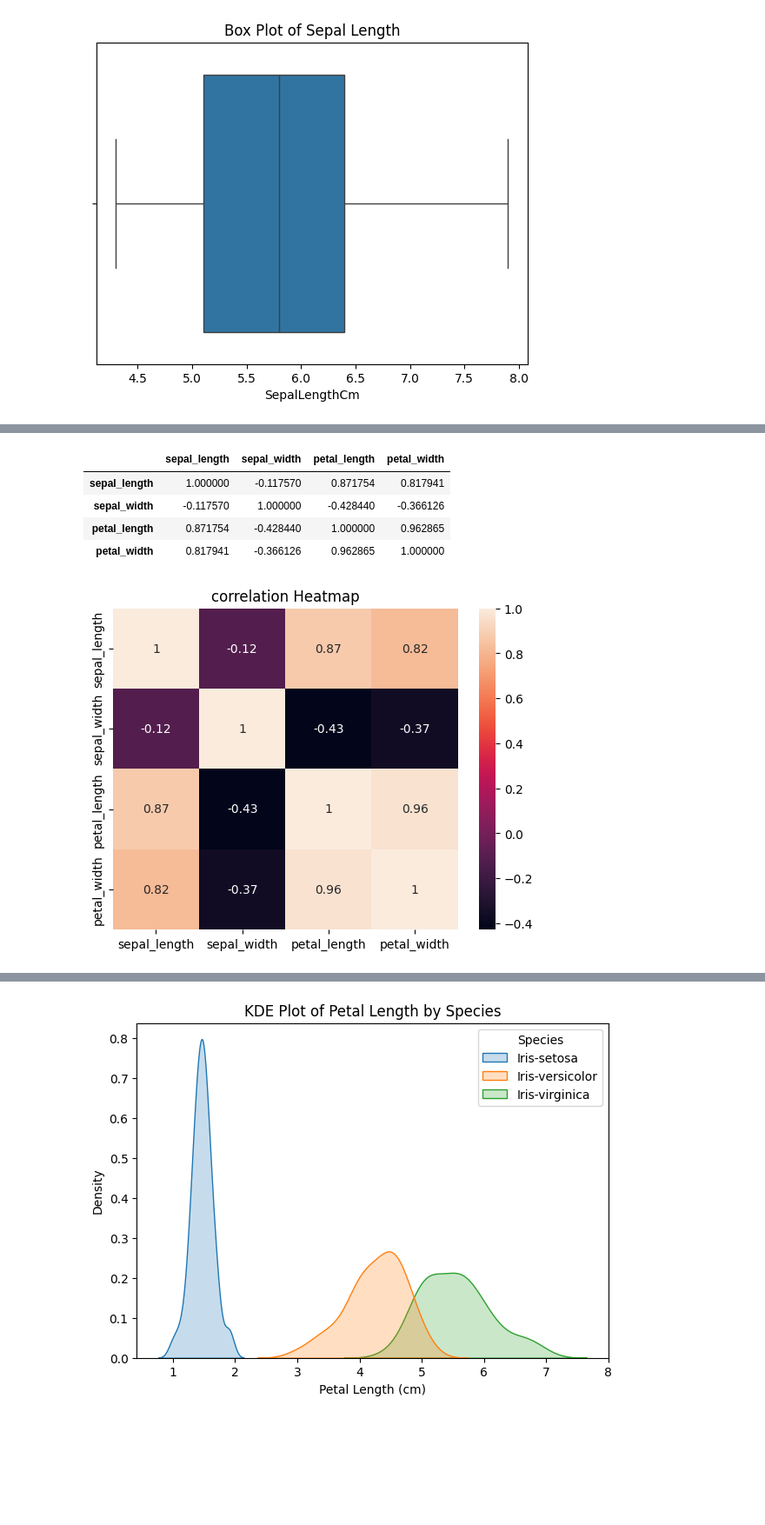
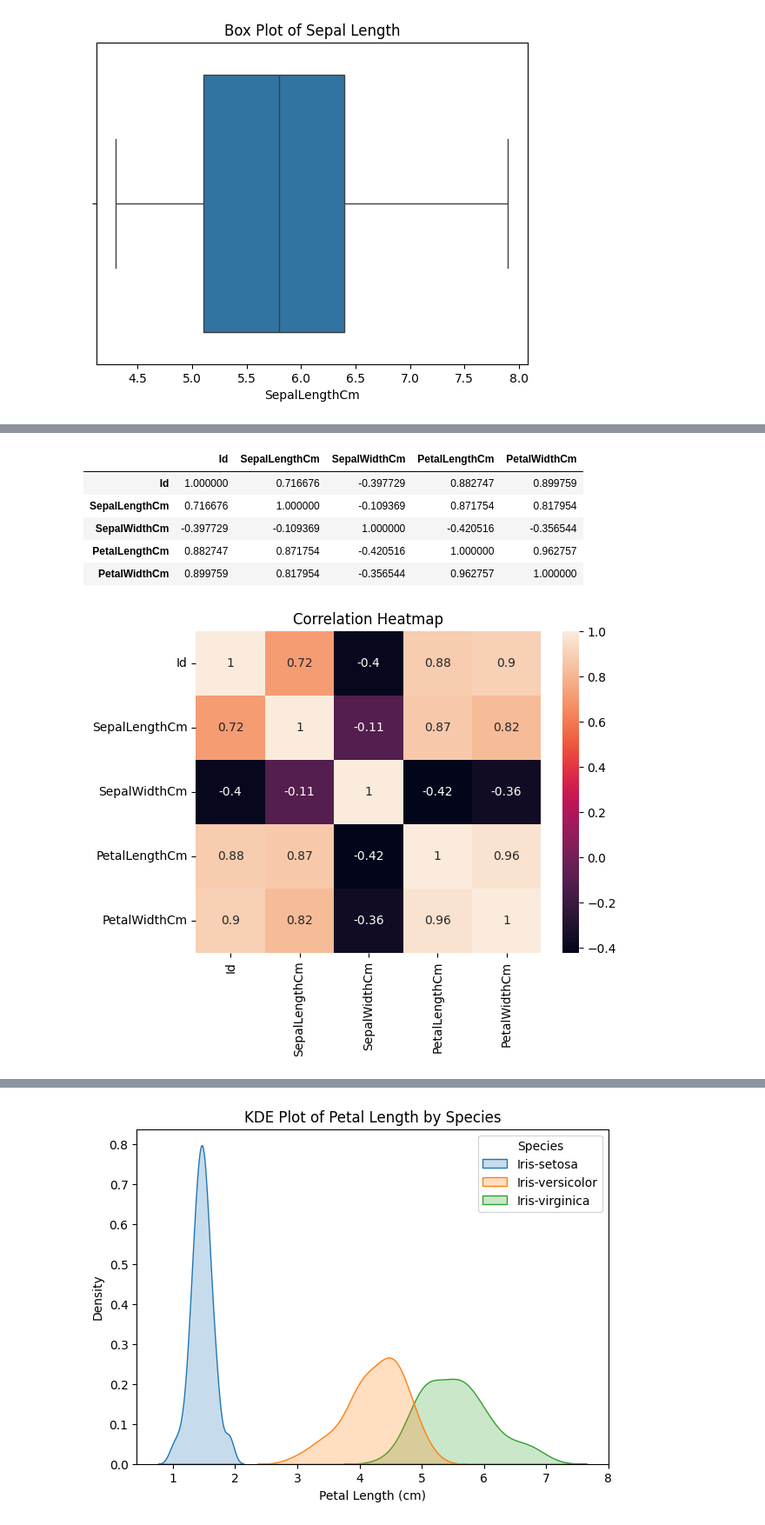
Before and after one commit to shivampimple29/Intelligent-Data-Systems, a Jupyter notebook: Exp3/Exp3.ipynb, the cells around one changed output, grey strips where cells are left out. Shown at 87% size. Drawn from its saved outputs; the diff is of its cells as text; code cells hidden in the pictures; blank space fills up the shorter version.

```diff
--- a/Exp3/Exp3.ipynb
+++ b/Exp3/Exp3.ipynb
@@ -87,18 +87,14 @@ plt.show()
 import matplotlib.pyplot as plt
 import seaborn as sns
 
-# Load dataset
-df = sns.load_dataset("iris")
-
 # Create subplots
 fig, axes = plt.subplots(2, 2, figsize=(10, 8))
 
-# Correct column names
-columns = ["sepal_length", "sepal_width", "petal_length", "petal_width"]
+columns = ["SepalLengthCm", "SepalWidthCm", "PetalLengthCm", "PetalWidthCm"]
 
 for ax, col in zip(axes.flat, columns):
     sns.boxplot(x=df[col], ax=ax)
-    ax.set_title(f"Box Plot of {col.replace('_', ' ').title()}")
+    ax.set_title(f"Box Plot of {col}")
 
 plt.tight_layout()
 plt.show()
@@ -138,15 +133,16 @@ ValueError: Could not interpret value `Species` for `x`. An entry with this name
 # %%
-correlation=df.corr(numeric_only=True)
+correlation = df.corr(numeric_only=True)
 correlation
 # %% [output]
-|  | sepal_length | sepal_width | petal_length | petal_width |
-| sepal_length | 1.000000 | -0.117570 | 0.871754 | 0.817941 |
-| sepal_width | -0.117570 | 1.000000 | -0.428440 | -0.366126 |
-| petal_length | 0.871754 | -0.428440 | 1.000000 | 0.962865 |
-| petal_width | 0.817941 | -0.366126 | 0.962865 | 1.000000 |
+|  | Id | SepalLengthCm | SepalWidthCm | PetalLengthCm | PetalWidthCm |
+| Id | 1.000000 | 0.716676 | -0.397729 | 0.882747 | 0.899759 |
+| SepalLengthCm | 0.716676 | 1.000000 | -0.109369 | 0.871754 | 0.817954 |
+| SepalWidthCm | -0.397729 | -0.109369 | 1.000000 | -0.420516 | -0.356544 |
+| PetalLengthCm | 0.882747 | 0.871754 | -0.420516 | 1.000000 | 0.962757 |
+| PetalWidthCm | 0.899759 | 0.817954 | -0.356544 | 0.962757 | 1.000000 |
 # %%
-sns.heatmap(correlation,annot=True)
-plt.title('correlation Heatmap')
+sns.heatmap(correlation, annot=True)
+plt.title('Correlation Heatmap')
 plt.show()
 # %% [output]
-[figure, old version]
+[figure, new version]
```
Also changed, not shown: parts of 18 cells of this notebook.
